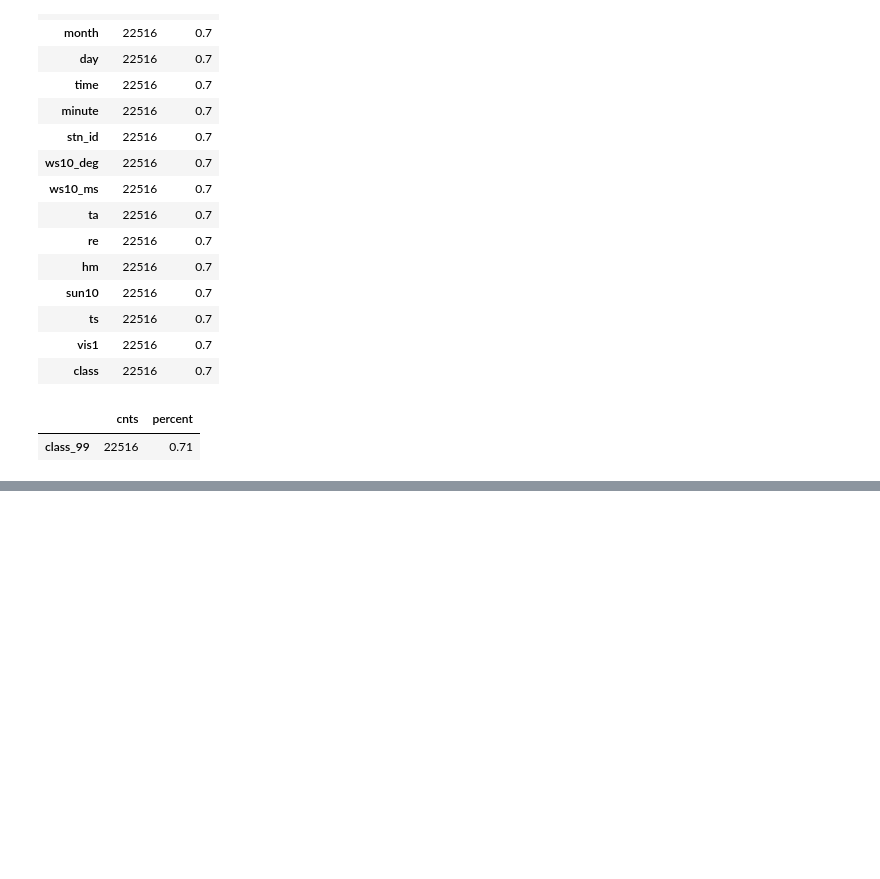
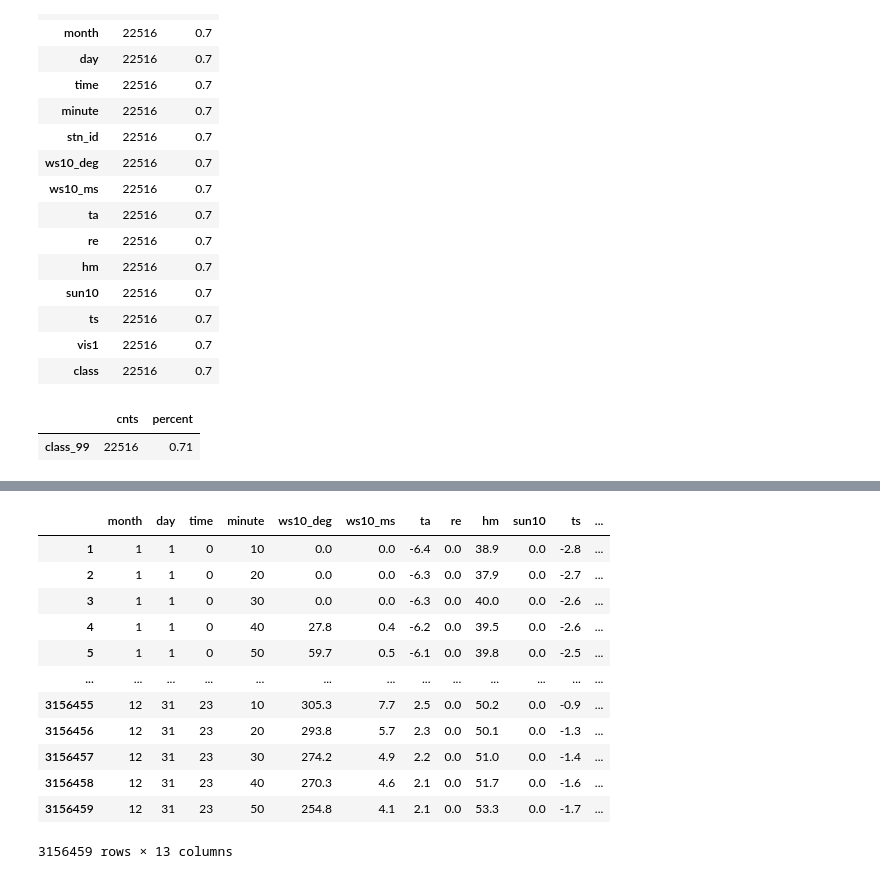
Before and after one commit to benidjor/weather-contest, a Jupyter notebook: prac2.ipynb, the cells around one changed output, grey strips where cells are left out. Drawn from its saved outputs; the diff is of its cells as text; code cells hidden in the pictures; blank space fills up the shorter version.

```diff
--- a/prac2.ipynb
+++ b/prac2.ipynb
@@ -222,0 +389,17 @@ plt.show()
+# %%
+num_cols = train_df.describe().columns
+train_df[num_cols]
+# %% [output]
+|  | month | day | time | minute | ws10_deg | ws10_ms | ta | re | hm | sun10 | ts | ... |
+| 1 | 1 | 1 | 0 | 10 | 0.0 | 0.0 | -6.4 | 0.0 | 38.9 | 0.0 | -2.8 | ... |
+| 2 | 1 | 1 | 0 | 20 | 0.0 | 0.0 | -6.3 | 0.0 | 37.9 | 0.0 | -2.7 | ... |
+| 3 | 1 | 1 | 0 | 30 | 0.0 | 0.0 | -6.3 | 0.0 | 40.0 | 0.0 | -2.6 | ... |
+| 4 | 1 | 1 | 0 | 40 | 27.8 | 0.4 | -6.2 | 0.0 | 39.5 | 0.0 | -2.6 | ... |
+| 5 | 1 | 1 | 0 | 50 | 59.7 | 0.5 | -6.1 | 0.0 | 39.8 | 0.0 | -2.5 | ... |
+| ... | ... | ... | ... | ... | ... | ... | ... | ... | ... | ... | ... | ... |
+| 3156455 | 12 | 31 | 23 | 10 | 305.3 | 7.7 | 2.5 | 0.0 | 50.2 | 0.0 | -0.9 | ... |
+| 3156456 | 12 | 31 | 23 | 20 | 293.8 | 5.7 | 2.3 | 0.0 | 50.1 | 0.0 | -1.3 | ... |
+| 3156457 | 12 | 31 | 23 | 30 | 274.2 | 4.9 | 2.2 | 0.0 | 51.0 | 0.0 | -1.4 | ... |
+| 3156458 | 12 | 31 | 23 | 40 | 270.3 | 4.6 | 2.1 | 0.0 | 51.7 | 0.0 | -1.6 | ... |
+| 3156459 | 12 | 31 | 23 | 50 | 254.8 | 4.1 | 2.1 | 0.0 | 53.3 | 0.0 | -1.7 | ... |
+3156459 rows × 13 columns
```
Also changed, not shown: parts of 25 cells of this notebook.
